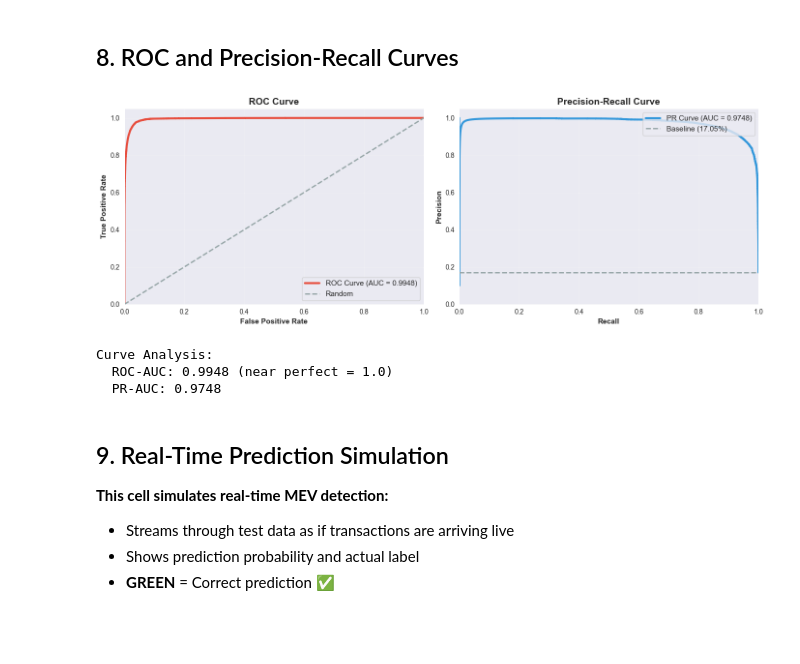
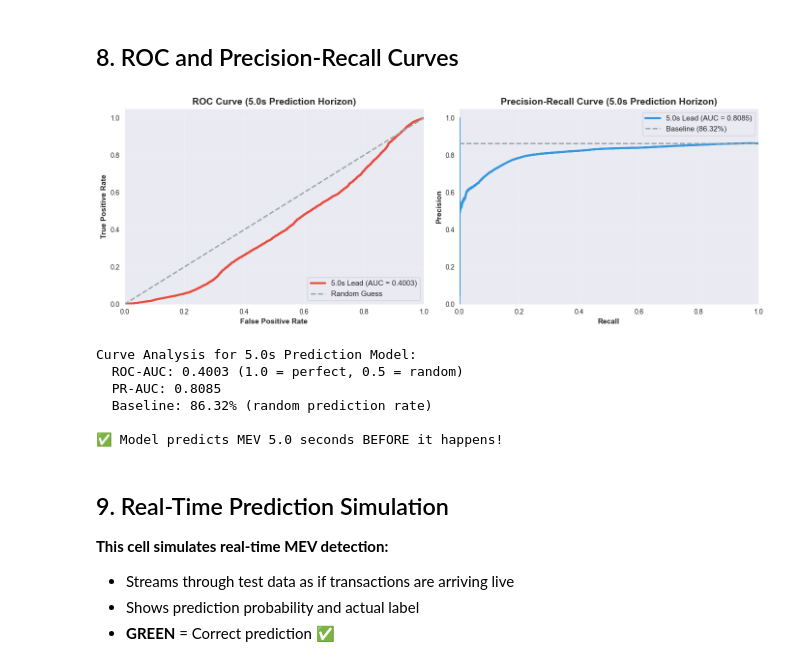
Before and after one commit to blopezleon/Front_Running_Detection_Displacement, a Jupyter notebook: train_and_visualize_model.ipynb, the cells around one changed output. Saved outputs shown, nothing was run; the diff lists cells and outputs as text; code cells hidden in the pictures; blank space fills up the shorter version.

```diff
--- a/train_and_visualize_model.ipynb
+++ b/train_and_visualize_model.ipynb
@@ -256,51 +531,63 @@ Top 3 Predictors:
 # %% [markdown]
 ## 8. ROC and Precision-Recall Curves
 # %%
-# ROC and PR curves
+# ROC and PR curves for BEST model
+best_model = best_model_data['model']
+X_test = best_model_data['X_test']
+y_test = best_model_data['y_test']
+y_pred = best_model.predict(X_test)
+y_pred_proba = best_model.predict_proba(X_test)[:, 1]
+
 fpr, tpr, _ = roc_curve(y_test, y_pred_proba)
 roc_auc = auc(fpr, tpr)
 
-precision, recall, thresholds = precision_recall_curve(y_test, y_pred_proba)
-pr_auc = auc(recall, precision)
+precision_curve, recall_curve, thresholds = precision_recall_curve(y_test, y_pred_proba)
+pr_auc = auc(recall_curve, precision_curve)
 
 fig, axes = plt.subplots(1, 2, figsize=(14, 5))
 
 # ROC Curve
 axes[0].plot(fpr, tpr, color='#e74c3c', lw=3,
-             label=f'ROC Curve (AUC = {roc_auc:.4f})')
-axes[0].plot([0, 1], [0, 1], color='#95a5a6', lw=2, linestyle='--', label='Random')
+             label=f'{best_lead_time}s Lead (AUC = {roc_auc:.4f})')
+axes[0].plot([0, 1], [0, 1], color='#95a5a6', lw=2, linestyle='--', label='Random Guess')
 axes[0].set_xlim([0.0, 1.0])
 axes[0].set_ylim([0.0, 1.05])
 axes[0].set_xlabel('False Positive Rate', fontweight='bold', fontsize=11)
 axes[0].set_ylabel('True Positive Rate', fontweight='bold', fontsize=11)
-axes[0].set_title('ROC Curve', fontweight='bold', fontsize=14)
+axes[0].set_title(f'ROC Curve ({best_lead_time}s Prediction Horizon)', fontweight='bold', fontsize=14)
 axes[0].legend(loc='lower right', fontsize=11)
 axes[0].grid(True, alpha=0.3)
 
 # Precision-Recall Curve
-axes[1].plot(recall, precision, color='#3498db', lw=3,
-             label=f'PR Curve (AUC = {pr_auc:.4f})')
+axes[1].plot(recall_curve, precision_curve, color='#3498db', lw=3,
+             label=f'{best_lead_time}s Lead (AUC = {pr_auc:.4f})')
 axes[1].axhline(y=y_test.mean(), color='#95a5a6', lw=2, linestyle='--',
                 label=f'Baseline ({y_test.mean():.2%})')
 axes[1].set_xlim([0.0, 1.0])
 axes[1].set_ylim([0.0, 1.05])
 axes[1].set_xlabel('Recall', fontweight='bold', fontsize=11)
 axes[1].set_ylabel('Precision', fontweight='bold', fontsize=11)
-axes[1].set_title('Precision-Recall Curve', fontweight='bold', fontsize=14)
+axes[1].set_title(f'Precision-Recall Curve ({best_lead_time}s Prediction Horizon)',
+                 fontweight='bold', fontsize=14)
 axes[1].legend(loc='upper right', fontsize=11)
 axes[1].grid(True, alpha=0.3)
 
 plt.tight_layout()
 plt.show()
 
-print(f"\nCurve Analysis:")
-print(f"  ROC-AUC: {roc_auc:.4f} (near perfect = 1.0)")
+print(f"\nCurve Analysis for {best_lead_time}s Prediction Model:")
+print(f"  ROC-AUC: {roc_auc:.4f} (1.0 = perfect, 0.5 = random)")
 print(f"  PR-AUC: {pr_auc:.4f}")
+print(f"  Baseline: {y_test.mean():.2%} (random prediction rate)")
+print(f"\n✅ Model predicts MEV {best_lead_time} seconds BEFORE it happens!")
 # %% [output]
-[figure, old version]
+[figure, new version]
-Curve Analysis:
-  ROC-AUC: 0.9948 (near perfect = 1.0)
-  PR-AUC: 0.9748
+Curve Analysis for 5.0s Prediction Model:
+  ROC-AUC: 0.4003 (1.0 = perfect, 0.5 = random)
+  PR-AUC: 0.8085
+  Baseline: 86.32% (random prediction rate)
+
+✅ Model predicts MEV 5.0 seconds BEFORE it happens!
 # %% [markdown]
 ## 9. Real-Time Prediction Simulation
 
```
Also changed, not shown: parts of 11 cells of this notebook, 2 other files.
